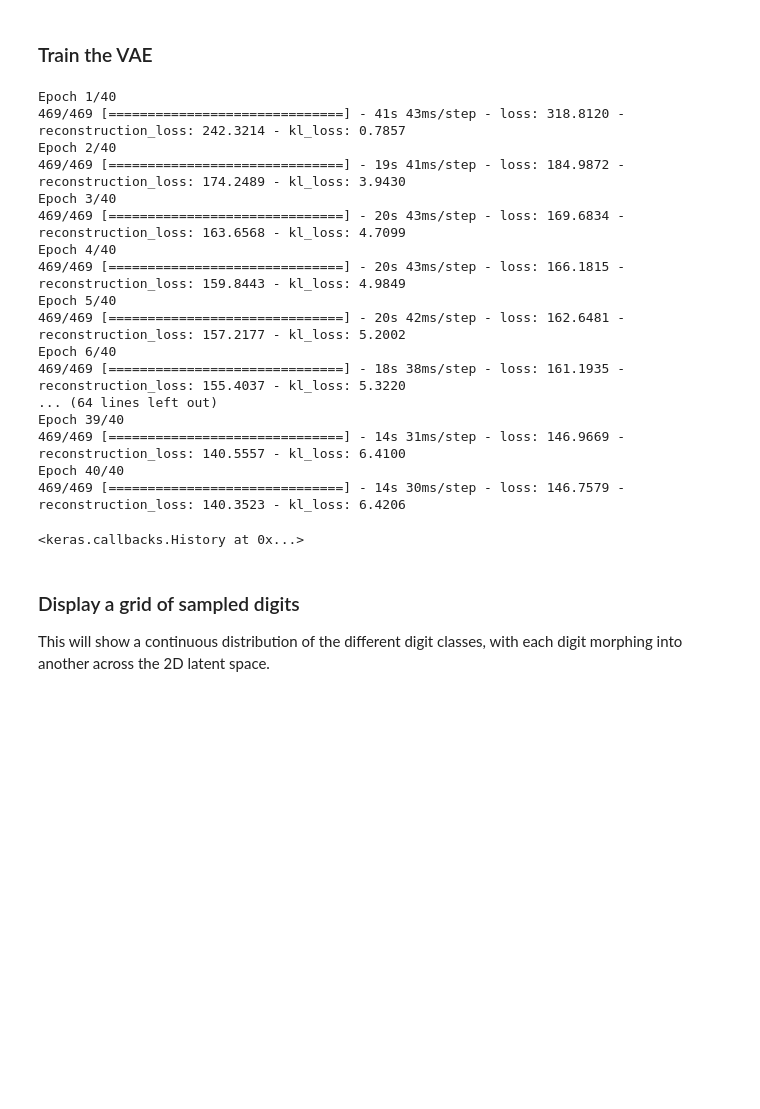
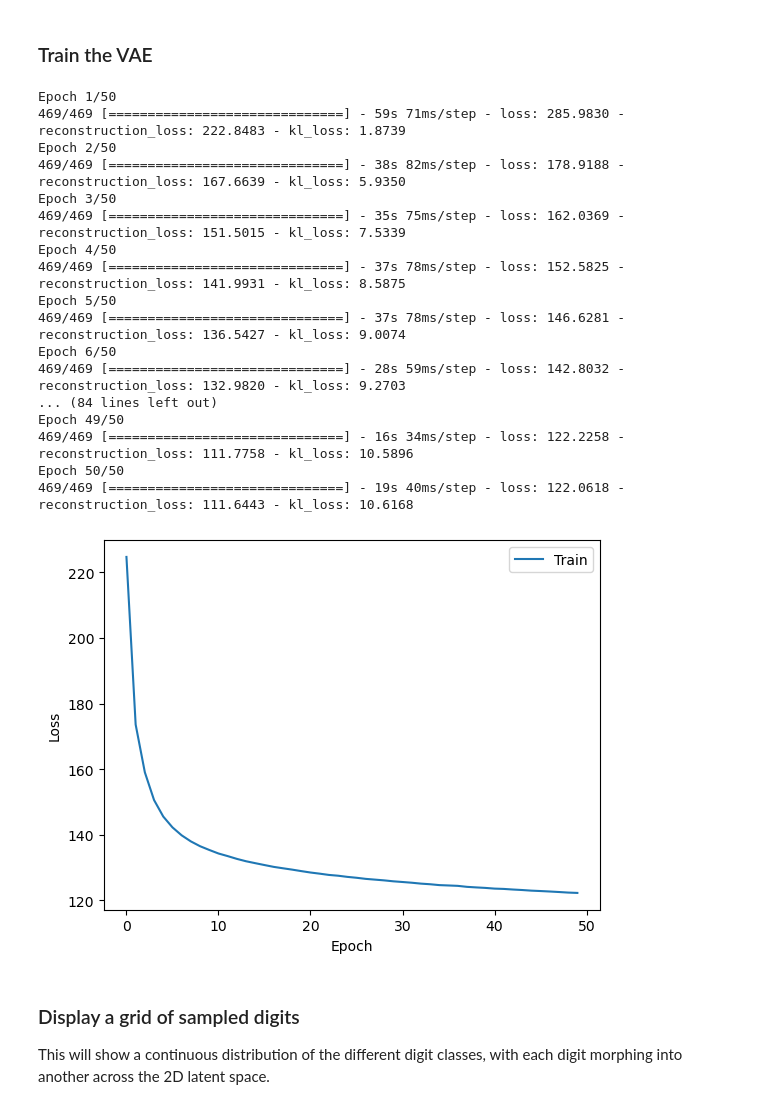
Before and after one commit to HilkarSoberanes/MachineLearning, a Jupyter notebook: MNIST_CVAE_Denoising.ipynb, the cells around one changed output. Cells and saved outputs as stored; diff of their text form; code cells hidden in the pictures; blank space fills up the shorter version.

```diff
--- a/MNIST_CVAE_Denoising.ipynb
+++ b/MNIST_CVAE_Denoising.ipynb
@@ -198,26 +204,33 @@ vae = VAE(encoder, decoder)
 vae.compile(optimizer=keras.optimizers.Adam(1e-4))
 
 
-vae.fit(x_train_noisy, x_train_images, epochs=40, batch_size=128)
+history = vae.fit(x_train_noisy, x_train_images, epochs=50, batch_size=128)
 # %% [output]
-Epoch 1/40
-469/469 [==============================] - 41s 43ms/step - loss: 318.8120 - reconstruction_loss: 242.3214 - kl_loss: 0.7857
-Epoch 2/40
-469/469 [==============================] - 19s 41ms/step - loss: 184.9872 - reconstruction_loss: 174.2489 - kl_loss: 3.9430
-Epoch 3/40
-469/469 [==============================] - 20s 43ms/step - loss: 169.6834 - reconstruction_loss: 163.6568 - kl_loss: 4.7099
-Epoch 4/40
-469/469 [==============================] - 20s 43ms/step - loss: 166.1815 - reconstruction_loss: 159.8443 - kl_loss: 4.9849
-Epoch 5/40
-469/469 [==============================] - 20s 42ms/step - loss: 162.6481 - reconstruction_loss: 157.2177 - kl_loss: 5.2002
-Epoch 6/40
-469/469 [==============================] - 18s 38ms/step - loss: 161.1935 - reconstruction_loss: 155.4037 - kl_loss: 5.3220
-... (64 lines left out)
-Epoch 39/40
-469/469 [==============================] - 14s 31ms/step - loss: 146.9669 - reconstruction_loss: 140.5557 - kl_loss: 6.4100
-Epoch 40/40
-469/469 [==============================] - 14s 30ms/step - loss: 146.7579 - reconstruction_loss: 140.3523 - kl_loss: 6.4206
+Epoch 1/50
+469/469 [==============================] - 59s 71ms/step - loss: 285.9830 - reconstruction_loss: 222.8483 - kl_loss: 1.8739
+Epoch 2/50
+469/469 [==============================] - 38s 82ms/step - loss: 178.9188 - reconstruction_loss: 167.6639 - kl_loss: 5.9350
+Epoch 3/50
+469/469 [==============================] - 35s 75ms/step - loss: 162.0369 - reconstruction_loss: 151.5015 - kl_loss: 7.5339
+Epoch 4/50
+469/469 [==============================] - 37s 78ms/step - loss: 152.5825 - reconstruction_loss: 141.9931 - kl_loss: 8.5875
+Epoch 5/50
+469/469 [==============================] - 37s 78ms/step - loss: 146.6281 - reconstruction_loss: 136.5427 - kl_loss: 9.0074
+Epoch 6/50
+469/469 [==============================] - 28s 59ms/step - loss: 142.8032 - reconstruction_loss: 132.9820 - kl_loss: 9.2703
+... (84 lines left out)
+Epoch 49/50
+469/469 [==============================] - 16s 34ms/step - loss: 122.2258 - reconstruction_loss: 111.7758 - kl_loss: 10.5896
+Epoch 50/50
+469/469 [==============================] - 19s 40ms/step - loss: 122.0618 - reconstruction_loss: 111.6443 - kl_loss: 10.6168
-<keras.callbacks.History at 0x...>
+# %%
+plt.plot(history.history['loss'])
+plt.ylabel('Loss')
+plt.xlabel('Epoch')
+plt.legend(['Train'], loc='upper right')
+plt.show()
+# %% [output]
+[figure, added]
 # %% [markdown]
 ### Display a grid of sampled digits
 
```
Also changed, not shown: parts of 11 cells of this notebook.
